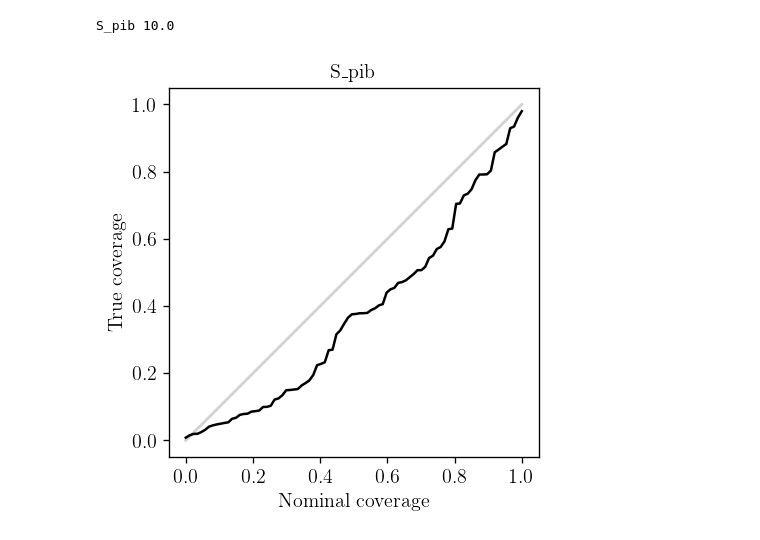
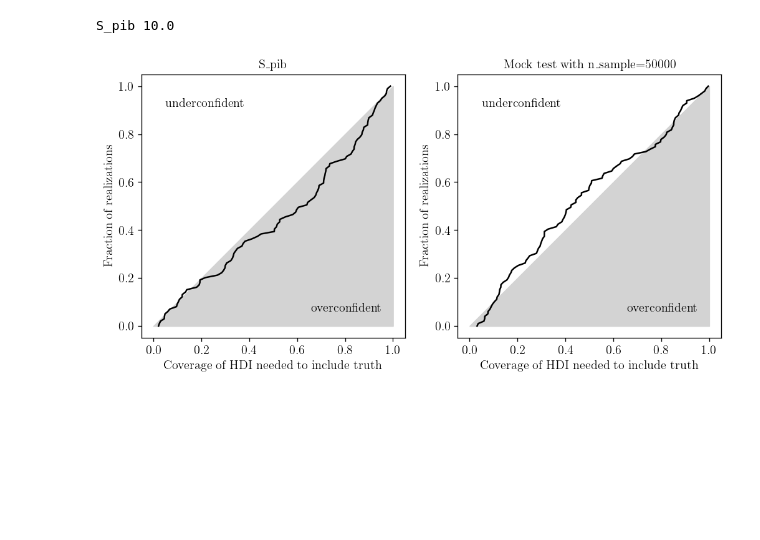
Before and after one commit to smsharma/fermi-prob-prog, a Jupyter notebook: notebooks/12_poissonian_simulations.ipynb, the cells around one changed output. Cells and saved outputs as stored; diff of their text form; code cells hidden in the pictures; blank space fills up the shorter version.

Commit message:
coverage test

```diff
--- a/notebooks/12_poissonian_simulations.ipynb
+++ b/notebooks/12_poissonian_simulations.ipynb
@@ -189,19 +186,40 @@ print(k, true_val)
 S_pib 10.0
 # %%
 sample_fns = [fn for fn in os.listdir(run_dir) if fn.startswith('sample')]
-qts = []
+ps = []
 for fn in tqdm(sample_fns):
     sk = k if k != 'S_pib' else 'S_dif'
     s = pickle.load(open(f"{run_dir}/{fn}", 'rb'))
-    qt = np.sum(s[sk] < true_val) / len(s[sk])
-    qts.append(qt.item())
-qts.sort()
+    samples = np.array(s[sk])
+    p = find_hdi_prob(samples, true_val, 0, 1, level=15)
+    ps.append(p)
+ps.sort()
-# %%
-fig, ax = plt.subplots()
-
-ax.plot([[0,0], [1,1]], color='lightgray')
-ax.plot(np.linspace(0, 1, len(qts)), qts, color='k')
-ax.set(aspect=1)
-ax.set(xlabel='Nominal coverage', ylabel='True coverage', title=k);
-# %% [output]
-[figure, removed]
+# %%
+n_sample = 50000
+ps_mock = []
+for _ in tqdm(range(100)):
+    true_val_mock = 0
+    measured = np.random.normal(true_val_mock, 1)
+    samples = np.random.normal(measured, 1, n_sample)
+    p = find_hdi_prob(samples, true_val_mock, 0, 1, level=15)
+    ps_mock.append(p)
+ps_mock.sort()
+# %%
+fig, axs = plt.subplots(1, 2, figsize=(10, 5))
+
+axs[0].fill_between([0,1], [0,1], color='lightgray')
+axs[0].plot(ps, np.linspace(0, 1, len(ps)), color='k')
+axs[0].set(aspect=1)
+axs[0].set(xlabel='Coverage of HDI needed to include truth', ylabel='Fraction of realizations', title=k);
+axs[0].text(0.95, 0.05, 'overconfident', ha='right', va='bottom')
+axs[0].text(0.05, 0.95, 'underconfident', ha='left', va='top')
+
+axs[1].fill_between([0,1], [0,1], color='lightgray')
+axs[1].plot(ps_mock, np.linspace(0, 1, len(ps_mock)), color='k')
+axs[1].set(aspect=1)
+axs[1].set(xlabel='Coverage of HDI needed to include truth', ylabel='Fraction of realizations',
+        title='Mock test with n_sample=50000');
+axs[1].text(0.95, 0.05, 'overconfident', ha='right', va='bottom')
+axs[1].text(0.05, 0.95, 'underconfident', ha='left', va='top');
+# %% [output]
+[figure, added]
```
Also changed, not shown: parts of 13 cells of this notebook, 1 other file.
